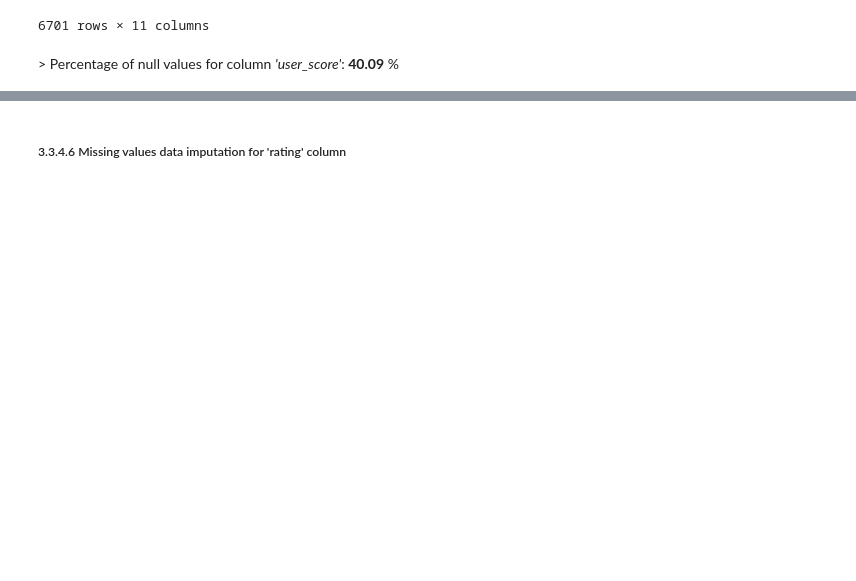
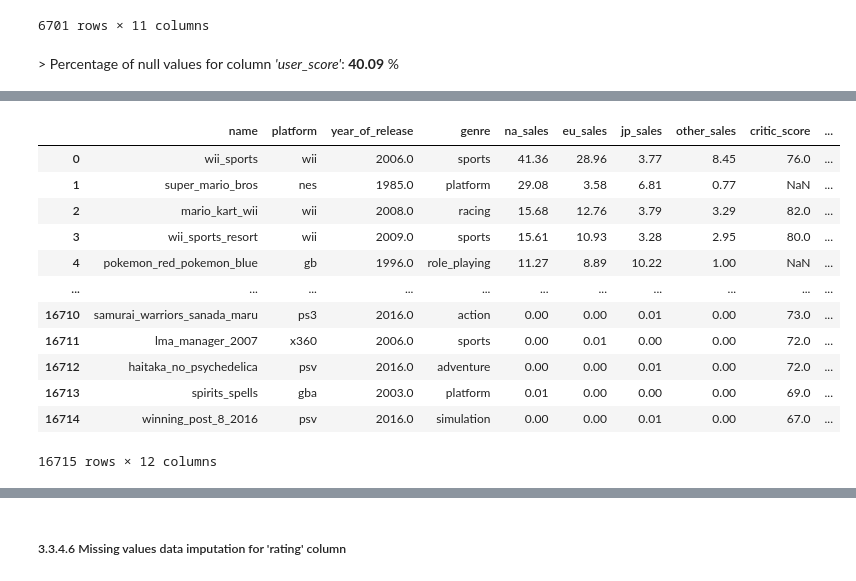
Before and after one commit to LuisPastranaLemus/P_20250529_Videogames_analysis, a Jupyter notebook: notebooks/01_cleaning.ipynb, the cells around one changed output, grey strips where cells are left out. Cells and saved outputs as stored; diff of their text form; code cells hidden in the pictures; blank space fills up the shorter version.

```diff
--- a/notebooks/01_cleaning.ipynb
+++ b/notebooks/01_cleaning.ipynb
@@ -416,0 +601,4 @@ df_vg
+# %%
+# For remaining missing values, group by genre and year_of_release, and use the median score from that group. Only use genre-year combinations with at least 3 or more scored games.
+group_counts_us = (df_vg[~df_vg['user_score'].isna()].groupby(['genre', 'year_of_release']).size().reset_index(name='count'))
+group_counts_us
@@ -416,0 +619,4 @@ df_vg
+# %%
+# Keep only the groups with at least 3 scored games
+group_counts_us = group_counts_us[group_counts_us['count'] >= 3][['genre', 'year_of_release']]
+group_counts_us
@@ -416,0 +637,18 @@ df_vg
+# %%
+# Merge to tag valid rows in the original DataFrame
+df_vg = df_vg.merge(group_counts_us, on=['genre', 'year_of_release'], how='left', indicator='valid_group')
+df_vg
+# %% [output]
+|  | name | platform | year_of_release | genre | na_sales | eu_sales | jp_sales | other_sales | critic_score | ... |
+| 0 | wii_sports | wii | 2006.0 | sports | 41.36 | 28.96 | 3.77 | 8.45 | 76.0 | ... |
+| 1 | super_mario_bros | nes | 1985.0 | platform | 29.08 | 3.58 | 6.81 | 0.77 | NaN | ... |
+| 2 | mario_kart_wii | wii | 2008.0 | racing | 15.68 | 12.76 | 3.79 | 3.29 | 82.0 | ... |
+| 3 | wii_sports_resort | wii | 2009.0 | sports | 15.61 | 10.93 | 3.28 | 2.95 | 80.0 | ... |
+| 4 | pokemon_red_pokemon_blue | gb | 1996.0 | role_playing | 11.27 | 8.89 | 10.22 | 1.00 | NaN | ... |
+| ... | ... | ... | ... | ... | ... | ... | ... | ... | ... | ... |
+| 16710 | samurai_warriors_sanada_maru | ps3 | 2016.0 | action | 0.00 | 0.00 | 0.01 | 0.00 | 73.0 | ... |
+| 16711 | lma_manager_2007 | x360 | 2006.0 | sports | 0.00 | 0.01 | 0.00 | 0.00 | 72.0 | ... |
+| 16712 | haitaka_no_psychedelica | psv | 2016.0 | adventure | 0.00 | 0.00 | 0.01 | 0.00 | 72.0 | ... |
+| 16713 | spirits_spells | gba | 2003.0 | platform | 0.01 | 0.00 | 0.00 | 0.00 | 69.0 | ... |
+| 16714 | winning_post_8_2016 | psv | 2016.0 | simulation | 0.00 | 0.00 | 0.01 | 0.00 | 67.0 | ... |
+16715 rows × 12 columns
```
Also changed, not shown: parts of 42 cells of this notebook, 3 other files.
